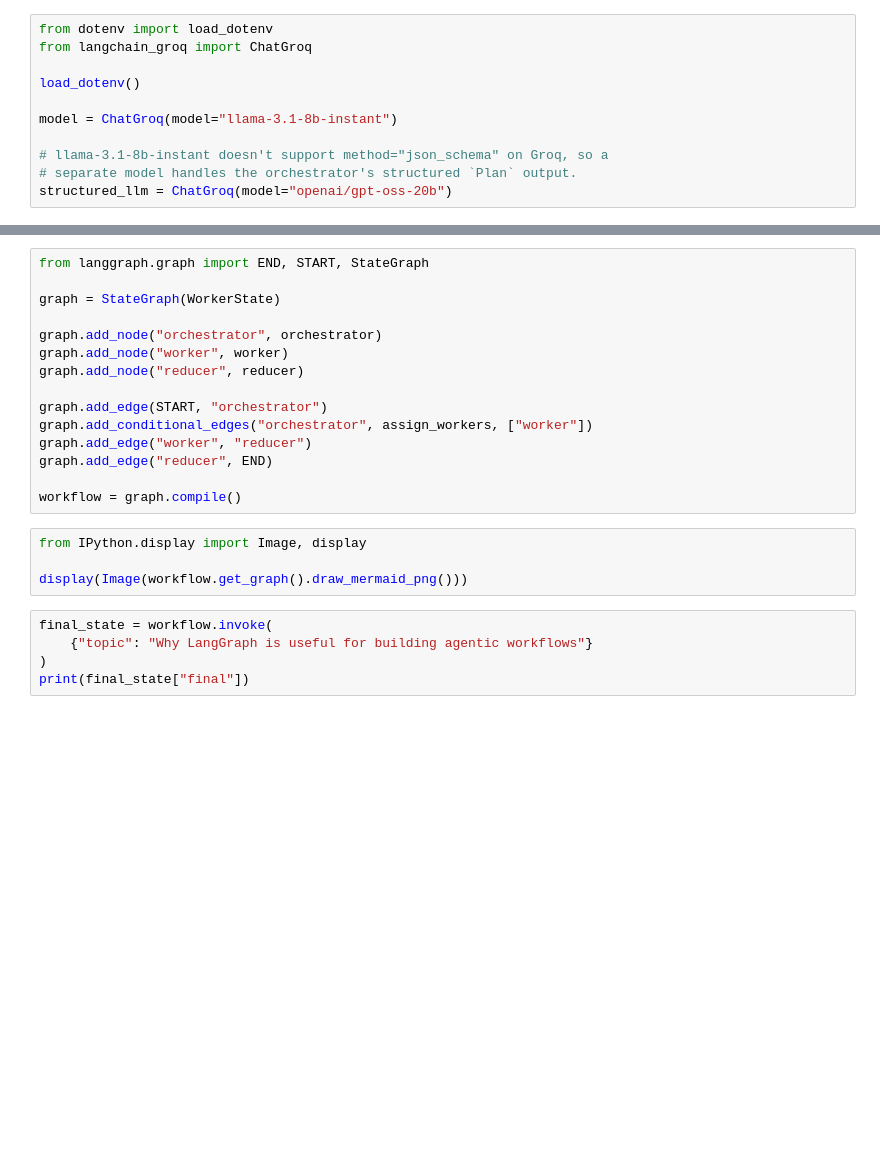
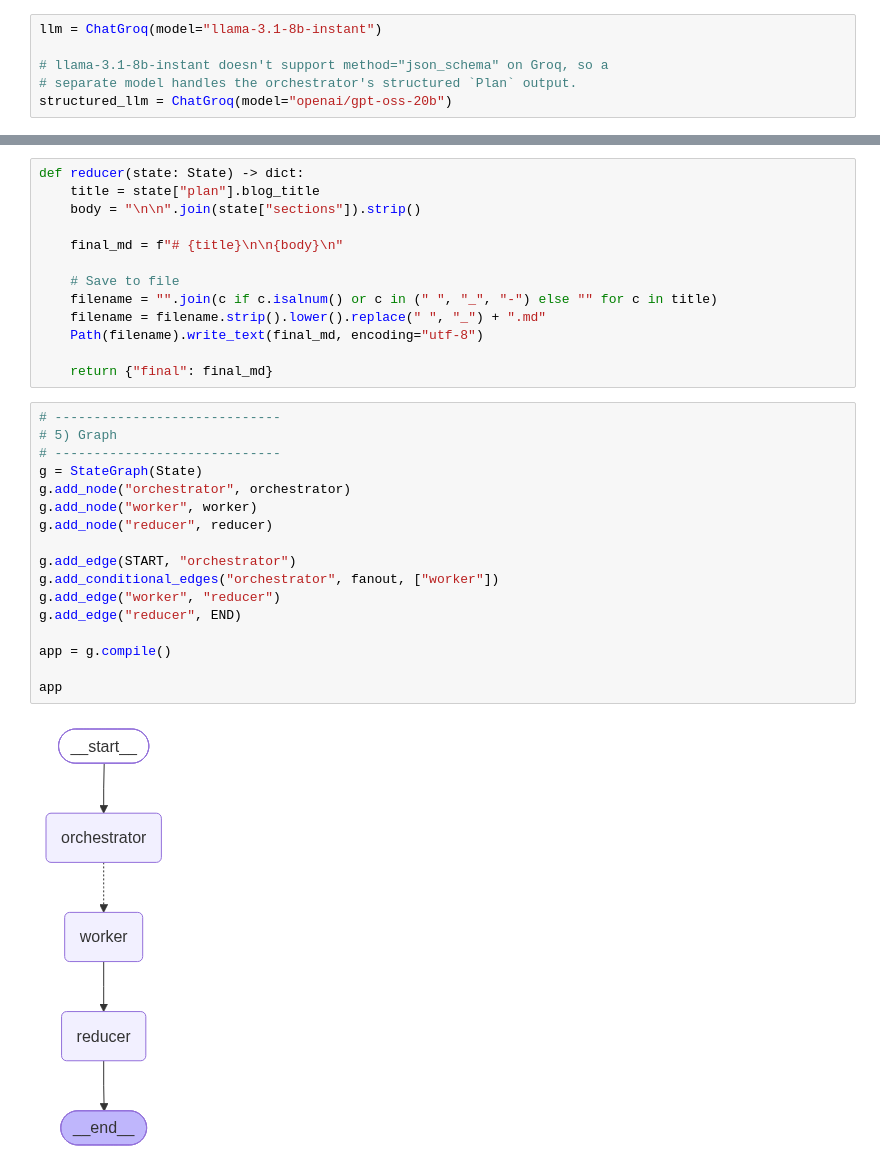
Before and after one commit to apekshagangurde/Langchain, a Jupyter notebook: langgraph/planning_agent/blog_writing_agent1.ipynb, the cells around one changed output, grey strips where cells are left out. Drawn from its saved outputs; the diff is of its cells as text; blank space fills up the shorter version.

```diff
--- a/langgraph/planning_agent/blog_writing_agent1.ipynb
+++ b/langgraph/planning_agent/blog_writing_agent1.ipynb
@@ -16,10 +69,5 @@ State has exactly 4 fields: `topic`, `plan`, `sections`, `final`.
 # %%
-from dotenv import load_dotenv
-from langchain_groq import ChatGroq
-
-load_dotenv()
-
-model = ChatGroq(model="llama-3.1-8b-instant")
+llm = ChatGroq(model="llama-3.1-8b-instant")
 
 # llama-3.1-8b-instant doesn't support method="json_schema" on Groq, so a
 # separate model handles the orchestrator's structured `Plan` output.
@@ -100,24 +180,32 @@ def reducer(state: WorkerState) -> WorkerState:
+# %%
+def reducer(state: State) -> dict:
+    title = state["plan"].blog_title
+    body = "\n\n".join(state["sections"]).strip()
+
+    final_md = f"# {title}\n\n{body}\n"
+
+    # Save to file
+    filename = "".join(c if c.isalnum() or c in (" ", "_", "-") else "" for c in title)
+    filename = filename.strip().lower().replace(" ", "_") + ".md"
+    Path(filename).write_text(final_md, encoding="utf-8")
+
+    return {"final": final_md}
 # %%
-from langgraph.graph import END, START, StateGraph
+# -----------------------------
+# 5) Graph
+# -----------------------------
+g = StateGraph(State)
+g.add_node("orchestrator", orchestrator)
+g.add_node("worker", worker)
+g.add_node("reducer", reducer)
 
-graph = StateGraph(WorkerState)
+g.add_edge(START, "orchestrator")
+g.add_conditional_edges("orchestrator", fanout, ["worker"])
+g.add_edge("worker", "reducer")
+g.add_edge("reducer", END)
 
-graph.add_node("orchestrator", orchestrator)
-graph.add_node("worker", worker)
-graph.add_node("reducer", reducer)
+app = g.compile()
 
-graph.add_edge(START, "orchestrator")
-graph.add_conditional_edges("orchestrator", assign_workers, ["worker"])
-graph.add_edge("worker", "reducer")
-graph.add_edge("reducer", END)
-
-workflow = graph.compile()
+app
+# %% [output]
+[figure, added]
-# %%
-from IPython.display import Image, display
-
-display(Image(workflow.get_graph().draw_mermaid_png()))
-# %%
-final_state = workflow.invoke(
-    {"topic": "Why LangGraph is useful for building agentic workflows"}
-)
-print(final_state["final"])
```
Also changed, not shown: parts of 15 cells of this notebook, 1 other file.
